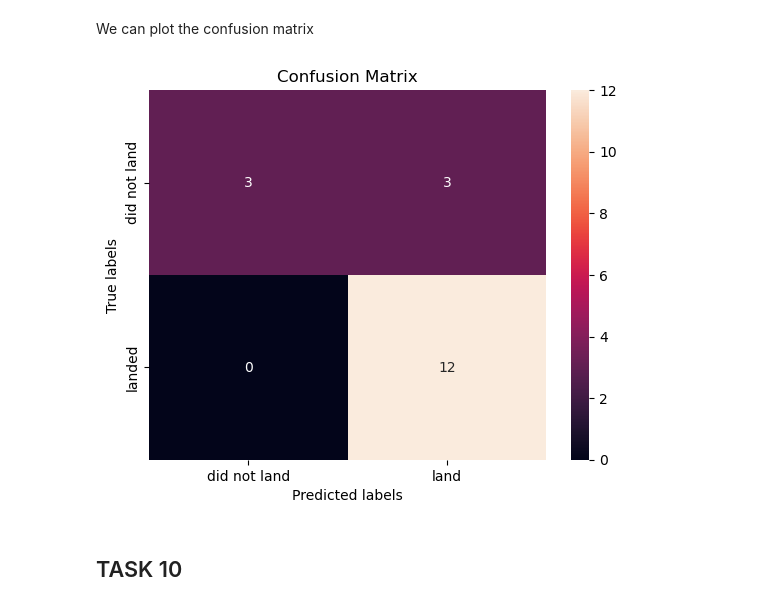
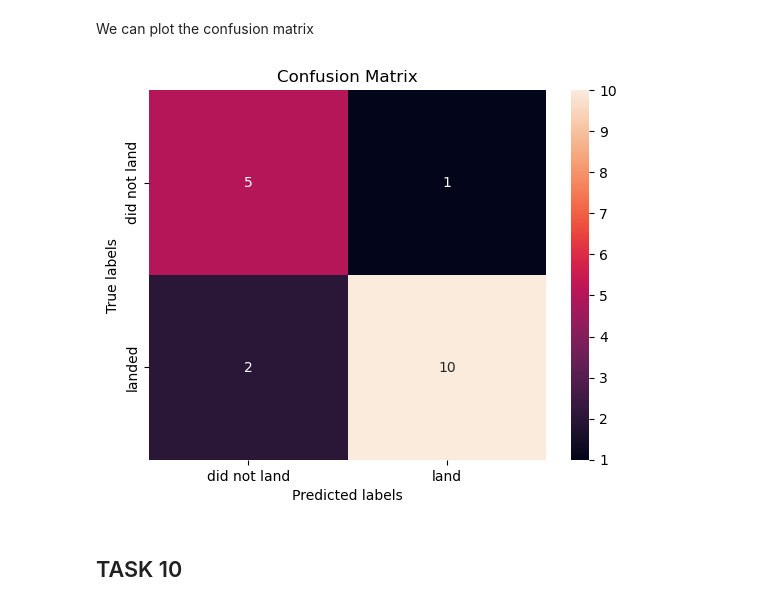
Before and after one commit to ashwatidinesh/Applied_IBMDataScience_Capstone_Project, a Jupyter notebook: Machine Learning Prediction lab.ipynb, the cells around one changed output. Cells and saved outputs as stored; diff of their text form; code cells hidden in the pictures.

```diff
--- a/Machine Learning Prediction lab.ipynb
+++ b/Machine Learning Prediction lab.ipynb
@@ -295,10 +295,10 @@ score on test data :  0.8333333333333334
 # %% [markdown]
 We can plot the confusion matrix
 # %%
-yhat = svm_cv.predict(X_test)
+yhat = tree_cv.predict(X_test)
 plot_confusion_matrix(Y_test,yhat)
 # %% [output]
-[figure, old version]
+[figure, new version]
 # %% [markdown]
 ## TASK  10
 # %% [markdown]
```
Also changed, not shown: parts of 4 cells of this notebook.
